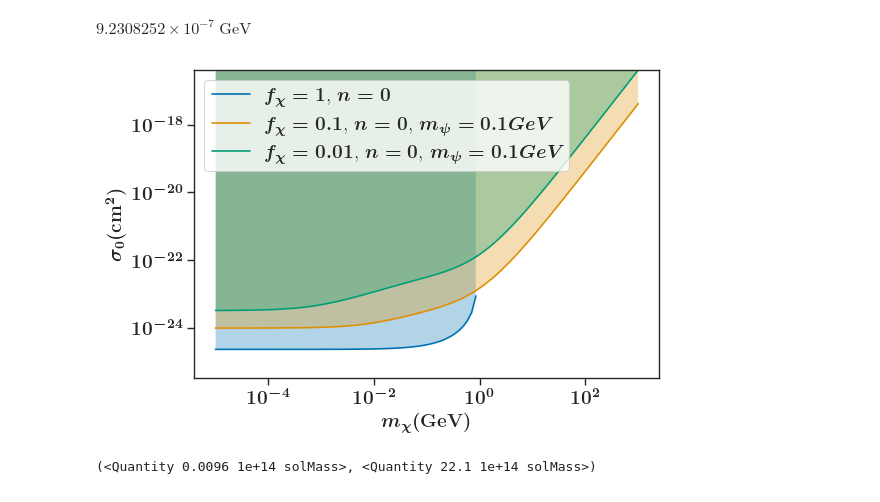
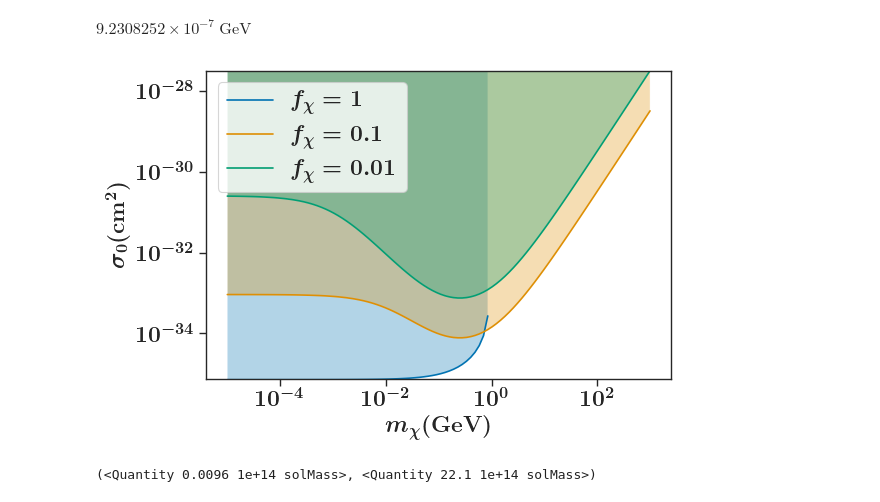
Before and after one commit to eleanorstuart/thermo-idm, a Jupyter notebook: mcxc_clusters.ipynb, the cells around one changed output. Cells and saved outputs as stored; diff of their text form; code cells hidden in the pictures.

```diff
--- a/mcxc_clusters.ipynb
+++ b/mcxc_clusters.ipynb
@@ -119,9 +123,9 @@ test_cluster.baryon_temp
 # %% [output]
 $9.2308252 \times 10^{-7} \; \mathrm{GeV}$
 # %%
-test_cluster.plot_sigma0_vs_m_chi(f_chi=[1, 0.1, 0.01], n=[0], region=True, fontsize='x-large')
+test_cluster.plot_sigma0_vs_m_chi(f_chi=[1, 0.1, 0.01], n=[-4], region=True, minimal=True, fontsize='xx-large')
 # %% [output]
-[figure, old version]
+[figure, new version]
 # %%
 cls_table['M500'].min(), cls_table['M500'].max()
 # %% [output]
```
Also changed, not shown: parts of 9 cells of this notebook, 14 other files.
